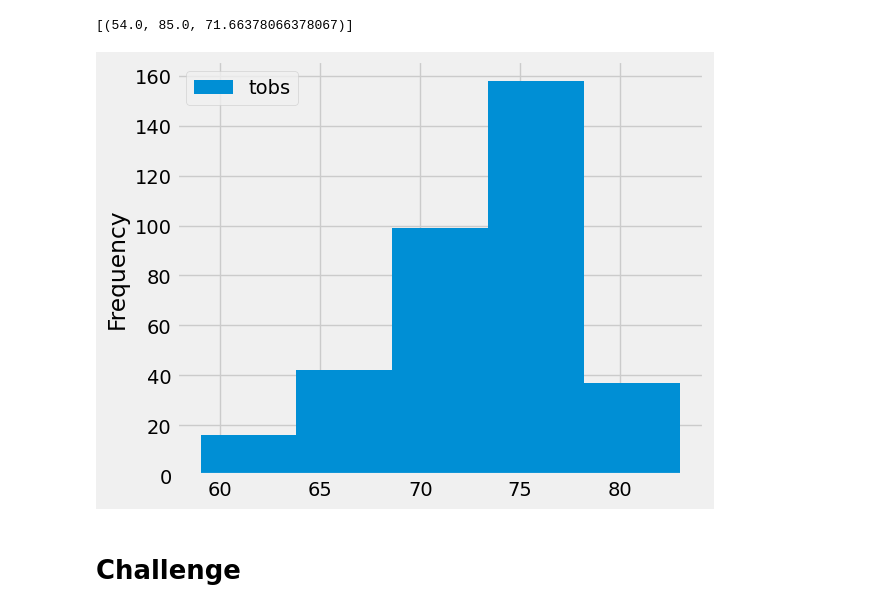
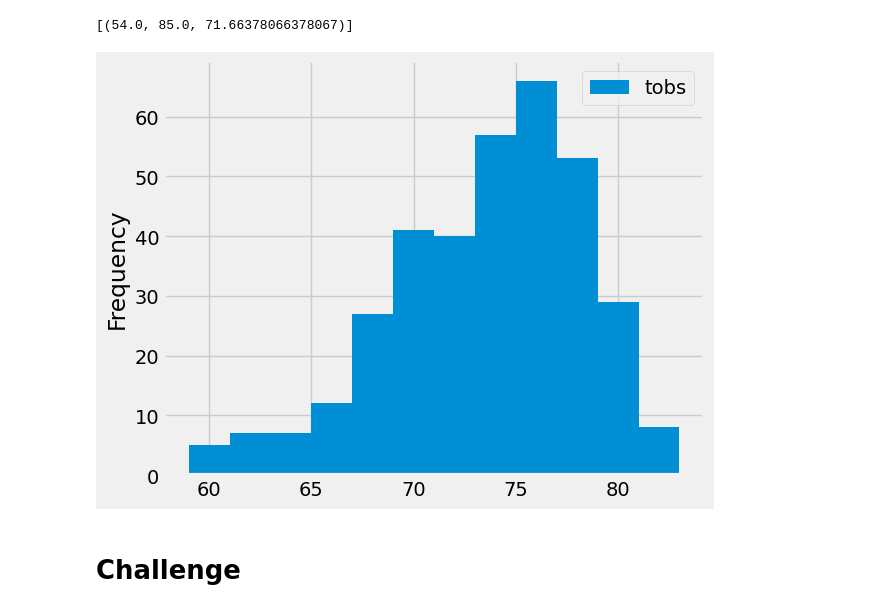
Before and after one commit to DanielRoldanAlonso/surfs_up, a Jupyter notebook: climate_analysis.ipynb, the cells around one changed output. Saved outputs shown, nothing was run; the diff lists cells and outputs as text; code cells hidden in the pictures.

```diff
--- a/climate_analysis.ipynb
+++ b/climate_analysis.ipynb
@@ -99,14 +107,14 @@ filter(Measurement.station == 'USC00519281').all()
 # %%
 # Choose the station with the highest number of temperature observations.
 # Query the last 12 months of temperature observation data for this station and plot the results as a histogram
 results = session.query(Measurement.tobs).\
 filter(Measurement.station == 'USC00519281').\
 filter(Measurement.date >= prev_year).all()
 df = pd.DataFrame(results, columns=['tobs'])
-df.plot.hist(bins=2)
+df.plot.hist(bins=12)
 plt.tight_layout()
 # %% [output]
-[figure, old version]
+[figure, new version]
 # %%
 # Write a function called `calc_temps` that will accept start date and end date in the format '%Y-%m-%d'
 # and return the minimum, average, and maximum temperatures for that range of dates
```
Also changed, not shown: parts of 1 cell of this notebook, 1 other file.
